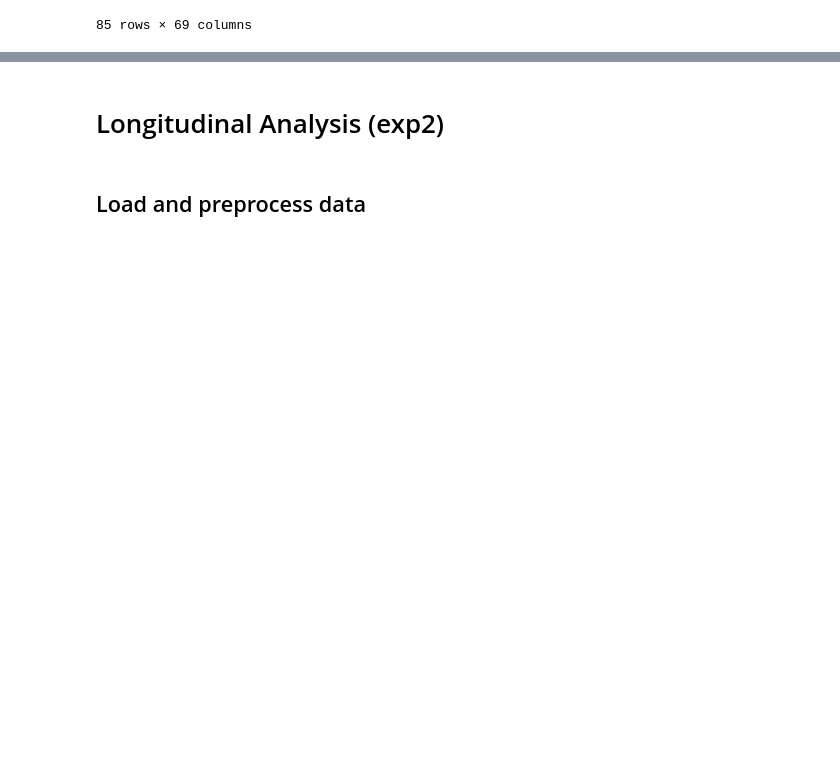
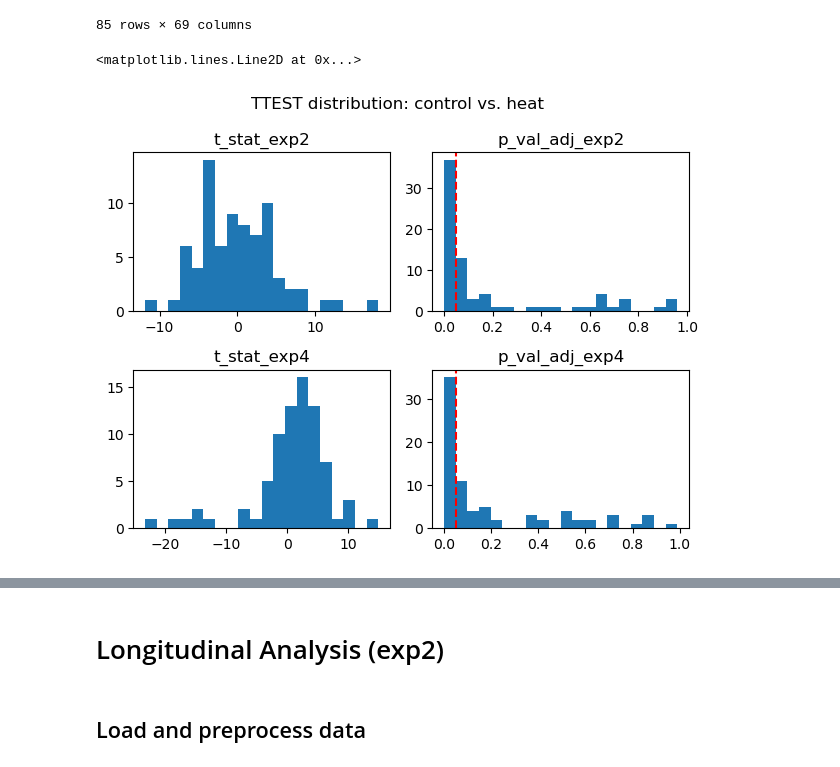
Before and after one commit to janniswi00/sphingo_modelling, a Jupyter notebook: code/analysis.ipynb, the cells around one changed output, grey strips where cells are left out. Saved outputs shown, nothing was run; the diff lists cells and outputs as text; code cells hidden in the pictures; blank space fills up the shorter version.

```diff
--- a/code/analysis.ipynb
+++ b/code/analysis.ipynb
@@ -817,3 +822,10 @@ df_sld_stat
 | 176 | GIPC_t18:1_h26:0 | 0.559695 | 0.685156 | 0.725629 | 0.744883 | 0.706158 | 0.779379 | ... |
 | 180 | GIPC_t18:0_h28:1 | 0.070369 | 0.066726 | 0.082485 | 0.079501 | 0.094786 | 0.074484 | ... |
 85 rows × 69 columns
+# %%
+fig, axs = plot(2, 2, "TTEST distribution: control vs. heat", df_sld_stat, [["t_stat_exp2", "p_val_adj_exp2"], ["t_stat_exp4", "p_val_adj_exp4"]], 20)
+axs[0, 1].axvline(0.05, linestyle="--", color="red")
+axs[1, 1].axvline(0.05, linestyle="--", color="red")
+# %% [output]
+<matplotlib.lines.Line2D at 0x...>
+[figure, added]
```
Also changed, not shown: parts of 11 cells of this notebook.
